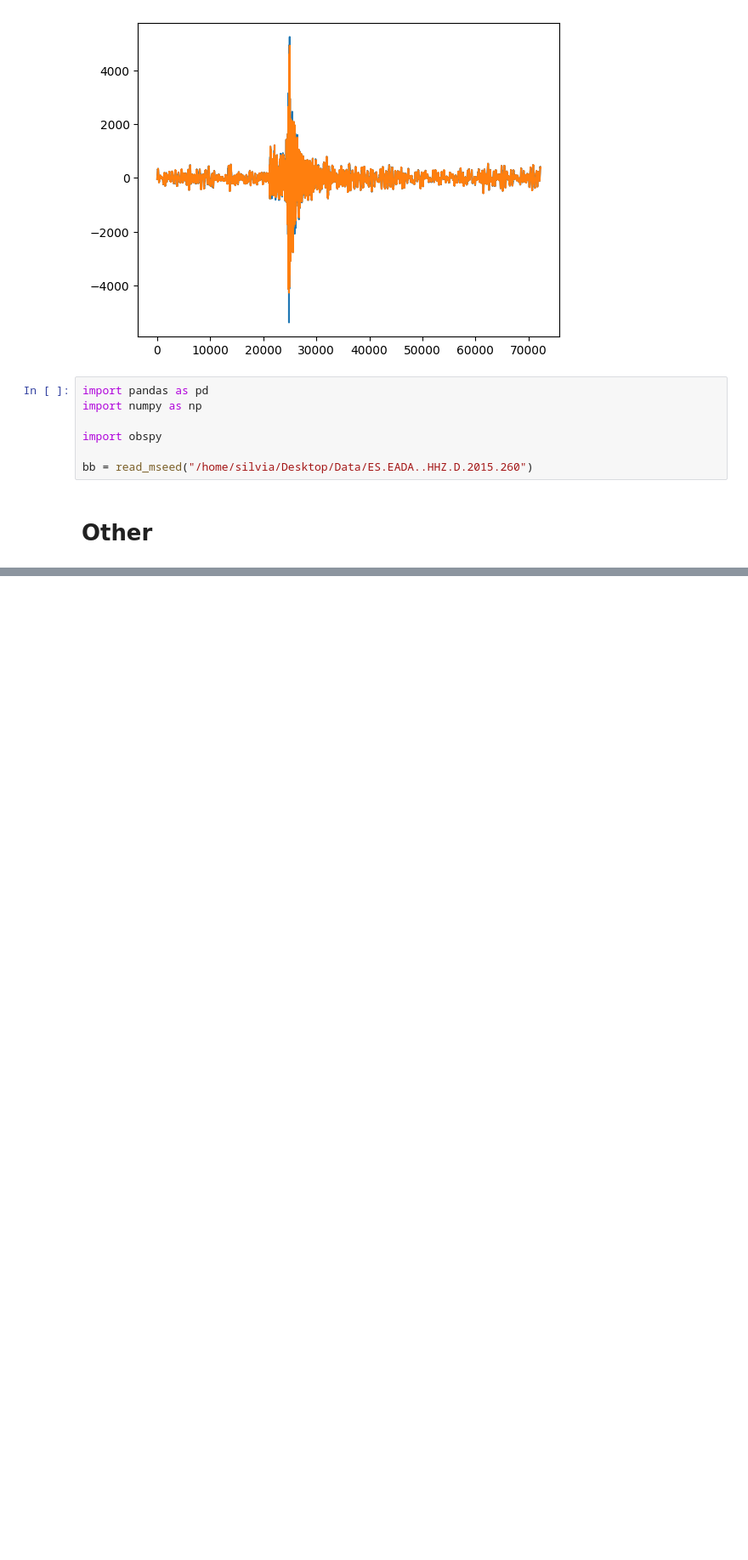
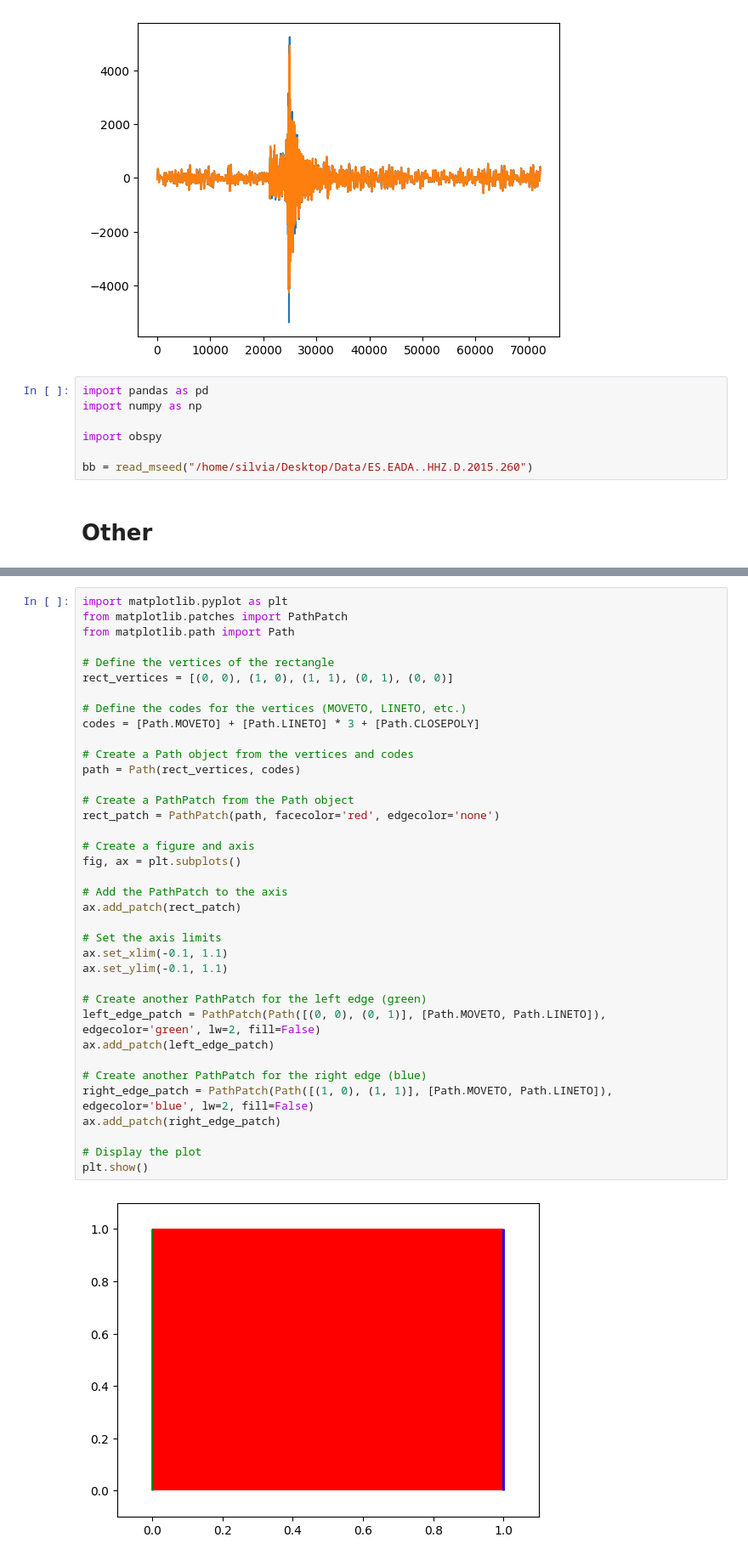
Before and after one commit to Nemenick/primoprogetto, a Jupyter notebook: Codici/_Test.ipynb, the cells around one changed output, grey strips where cells are left out. Shown at 85% size. Saved outputs shown, nothing was run; the diff lists cells and outputs as text; blank space fills up the shorter version.

```diff
--- a/Codici/_Test.ipynb
+++ b/Codici/_Test.ipynb
@@ -1283,0 +1316,39 @@ bb = read_mseed("/home/silvia/Desktop/Data/ES.EADA..HHZ.D.2015.260")
+# %%
+import matplotlib.pyplot as plt
+from matplotlib.patches import PathPatch
+from matplotlib.path import Path
+
+# Define the vertices of the rectangle
+rect_vertices = [(0, 0), (1, 0), (1, 1), (0, 1), (0, 0)]
+
+# Define the codes for the vertices (MOVETO, LINETO, etc.)
+codes = [Path.MOVETO] + [Path.LINETO] * 3 + [Path.CLOSEPOLY]
+
+# Create a Path object from the vertices and codes
+path = Path(rect_vertices, codes)
+
+# Create a PathPatch from the Path object
+rect_patch = PathPatch(path, facecolor='red', edgecolor='none')
+
+# Create a figure and axis
+fig, ax = plt.subplots()
+
+# Add the PathPatch to the axis
+ax.add_patch(rect_patch)
+
+# Set the axis limits
+ax.set_xlim(-0.1, 1.1)
+ax.set_ylim(-0.1, 1.1)
+
+# Create another PathPatch for the left edge (green)
+left_edge_patch = PathPatch(Path([(0, 0), (0, 1)], [Path.MOVETO, Path.LINETO]), edgecolor='green', lw=2, fill=False)
+ax.add_patch(left_edge_patch)
+
+# Create another PathPatch for the right edge (blue)
+right_edge_patch = PathPatch(Path([(1, 0), (1, 1)], [Path.MOVETO, Path.LINETO]), edgecolor='blue', lw=2, fill=False)
+ax.add_patch(right_edge_patch)
+
+# Display the plot
+plt.show()
+# %% [output]
+[figure, added]
```
Also changed, not shown: parts of 4 cells of this notebook, 3 other files.
